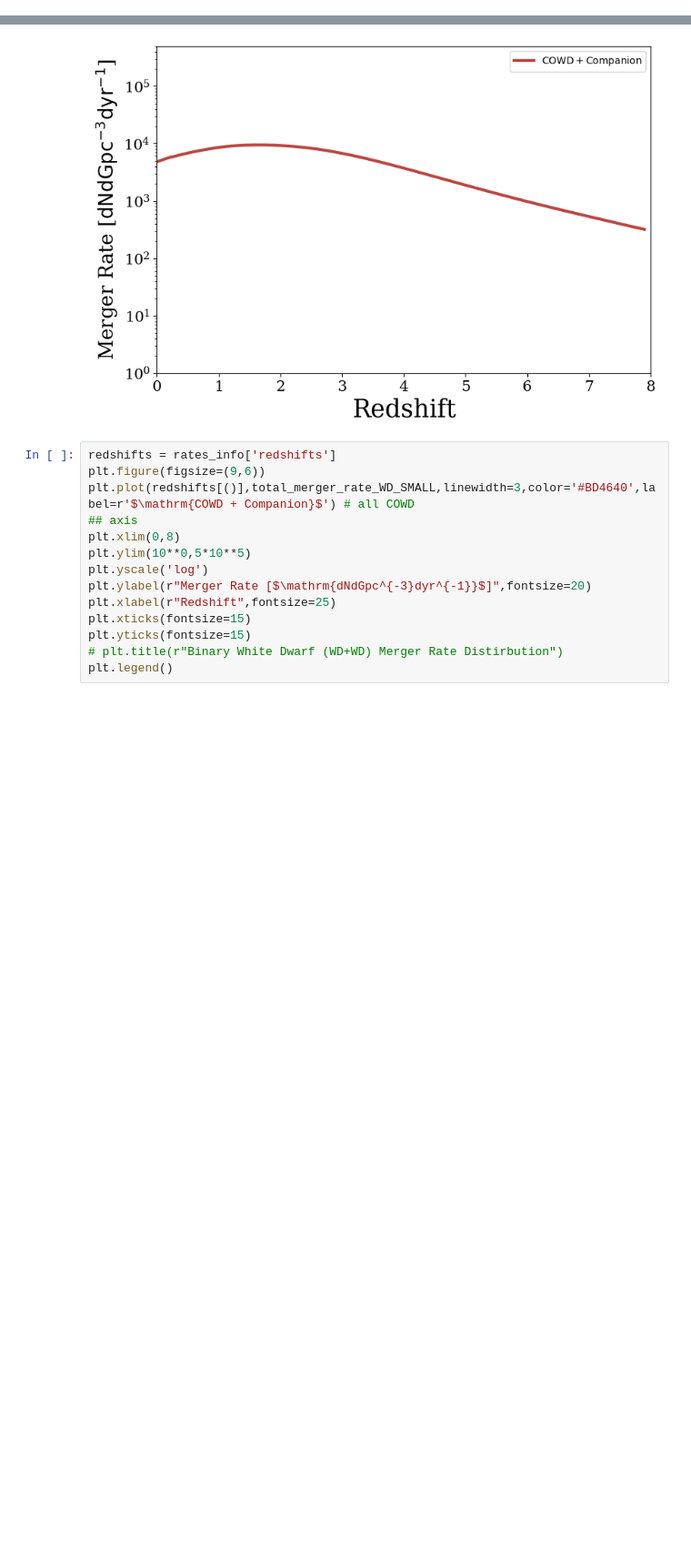
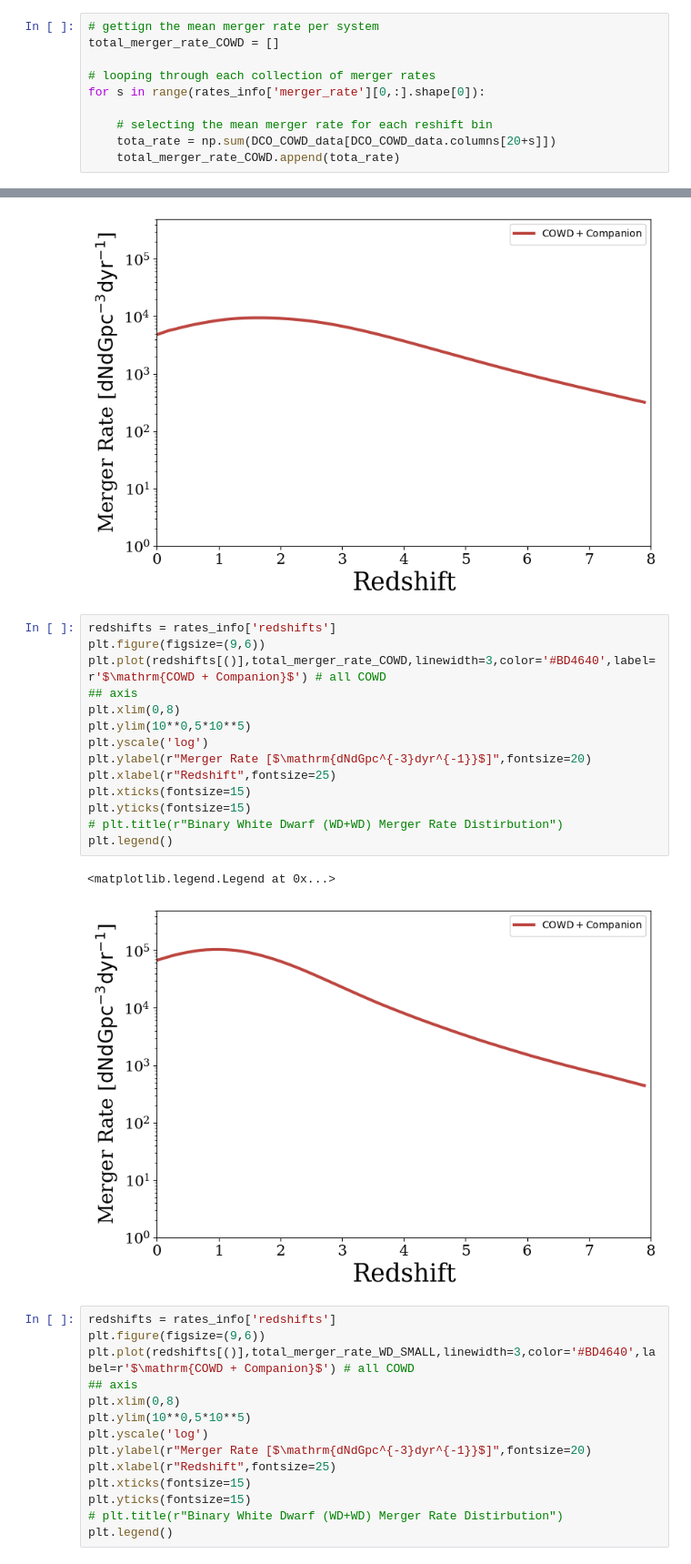
Before and after one commit to melanie-santiago26/research_work, a Jupyter notebook: making_figures/COWD_rates_analysis.ipynb, the cells around one changed output, grey strips where cells are left out. Shown at 91% size. Drawn from its saved outputs; the diff is of its cells as text; blank space fills up the shorter version.

Commit message:
updates to plots

```diff
--- a/making_figures/COWD_rates_analysis.ipynb
+++ b/making_figures/COWD_rates_analysis.ipynb
@@ -238,6 +238,16 @@ See the caveats in the documentation: https://pandas.pydata.org/pandas-docs/stab
   merging_all_NS['merger_rate_z'+str(i)] = rates_info_NS['merger_rate'][:,i]
 # %% [markdown]
 Getting the total merger rate for a specific redshift
+# %%
+# gettign the mean merger rate per system
+total_merger_rate_COWD = []
+
+# looping through each collection of merger rates
+for s in range(rates_info['merger_rate'][0,:].shape[0]):
+
+    # selecting the mean merger rate for each reshift bin
+    tota_rate = np.sum(DCO_COWD_data[DCO_COWD_data.columns[20+s]])
+    total_merger_rate_COWD.append(tota_rate)
 # %%
 # gettign the mean merger rate per system
 total_merger_rate_WD_MASSIVE = []
@@ -373,6 +383,23 @@ plt.legend()
 # %% [output]
 <matplotlib.legend.Legend at 0x...>
 [figure]
+# %%
+redshifts = rates_info['redshifts']
+plt.figure(figsize=(9,6))
+plt.plot(redshifts[()],total_merger_rate_COWD,linewidth=3,color='#BD4640',label=r'$\mathrm{COWD + Companion}$') # all COWD
+## axis
+plt.xlim(0,8)
+plt.ylim(10**0,5*10**5)
+plt.yscale('log')
+plt.ylabel(r"Merger Rate [$\mathrm{dNdGpc^{-3}dyr^{-1}}$]",fontsize=20)
+plt.xlabel(r"Redshift",fontsize=25)
+plt.xticks(fontsize=15)
+plt.yticks(fontsize=15)
+# plt.title(r"Binary White Dwarf (WD+WD) Merger Rate Distirbution")
+plt.legend()
+# %% [output]
+<matplotlib.legend.Legend at 0x...>
+[figure, added]
 # %%
 redshifts = rates_info['redshifts']
 plt.figure(figsize=(9,6))
```
Also changed, not shown: parts of 2 cells of this notebook, 1 other file.
